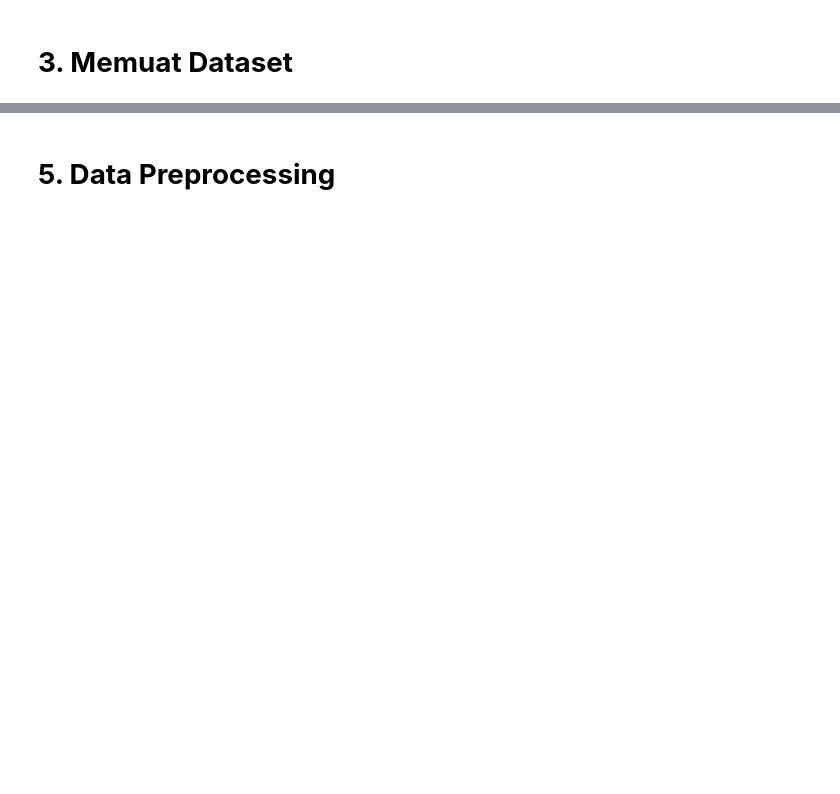
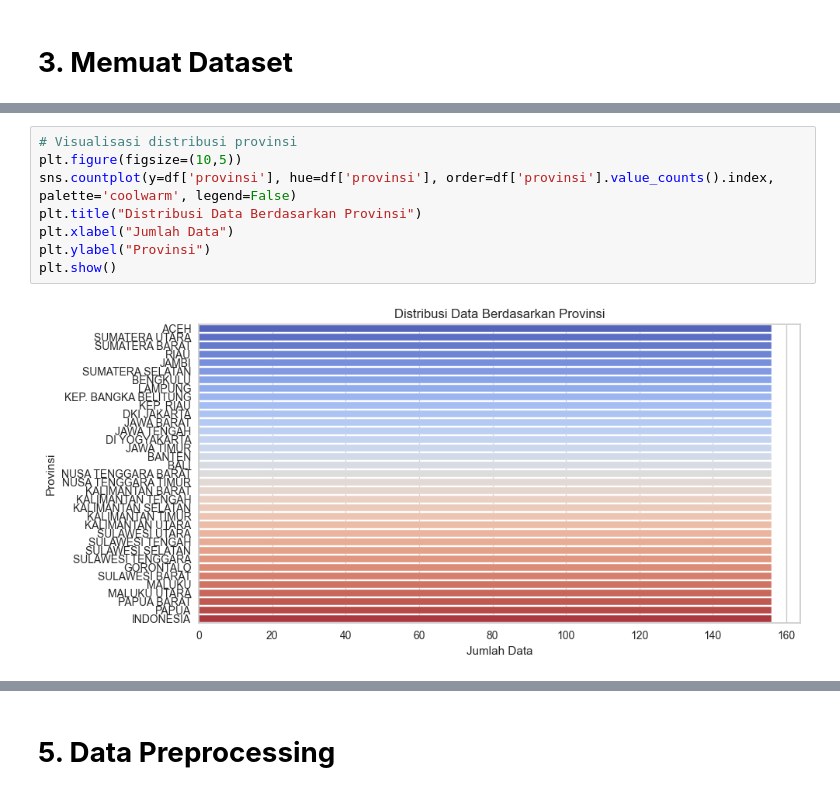
Before and after one commit to MuhDila/Submission_Belajar_Machine_Learning_untuk_Pemula, a Jupyter notebook: [Clustering]_Submission_Akhir_BMLP_Muhammad Dila.ipynb, the cells around one changed output, grey strips where cells are left out. Cells and saved outputs as stored; diff of their text form; blank space fills up the shorter version.

Commit message:
Creating EDA dan Data Preprocessing

```diff
--- a/[Clustering]_Submission_Akhir_BMLP_Muhammad Dila.ipynb
+++ b/[Clustering]_Submission_Akhir_BMLP_Muhammad Dila.ipynb
@@ -102,0 +202,10 @@ Tujuan dari EDA adalah untuk memperoleh wawasan awal yang mendalam mengenai data
+# %%
+# Visualisasi distribusi provinsi
+plt.figure(figsize=(10,5))
+sns.countplot(y=df['provinsi'], hue=df['provinsi'], order=df['provinsi'].value_counts().index, palette='coolwarm', legend=False)
+plt.title("Distribusi Data Berdasarkan Provinsi")
+plt.xlabel("Jumlah Data")
+plt.ylabel("Provinsi")
+plt.show()
+# %% [output]
+[figure, added]
```
Also changed, not shown: parts of 34 cells of this notebook.
